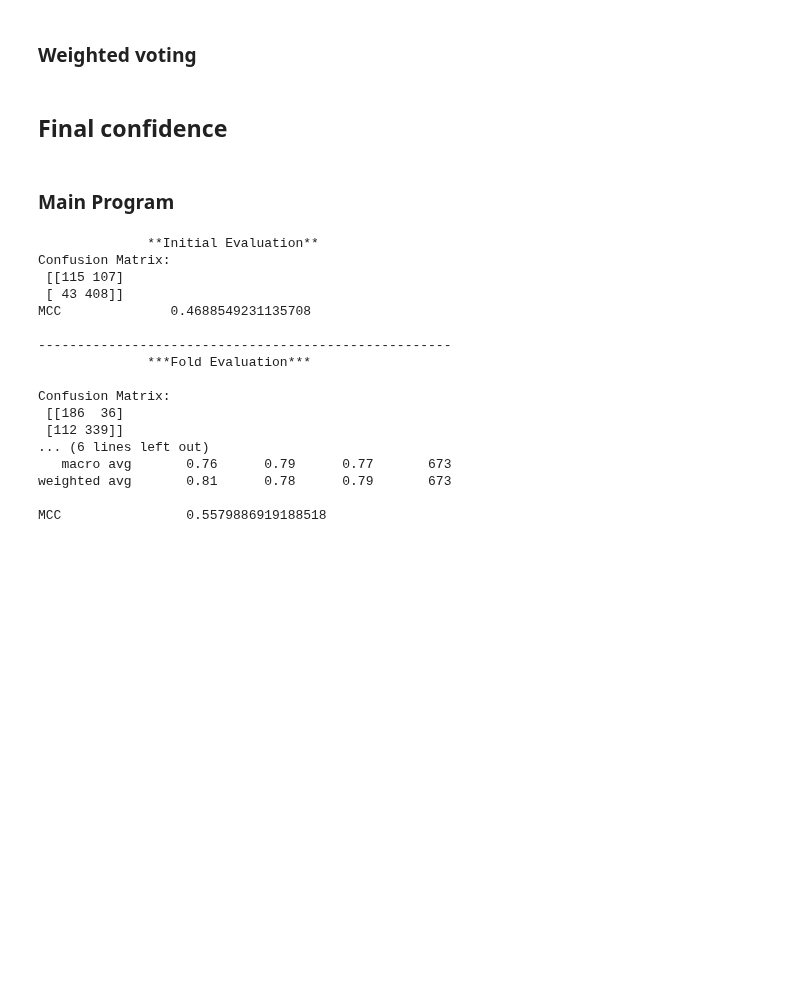
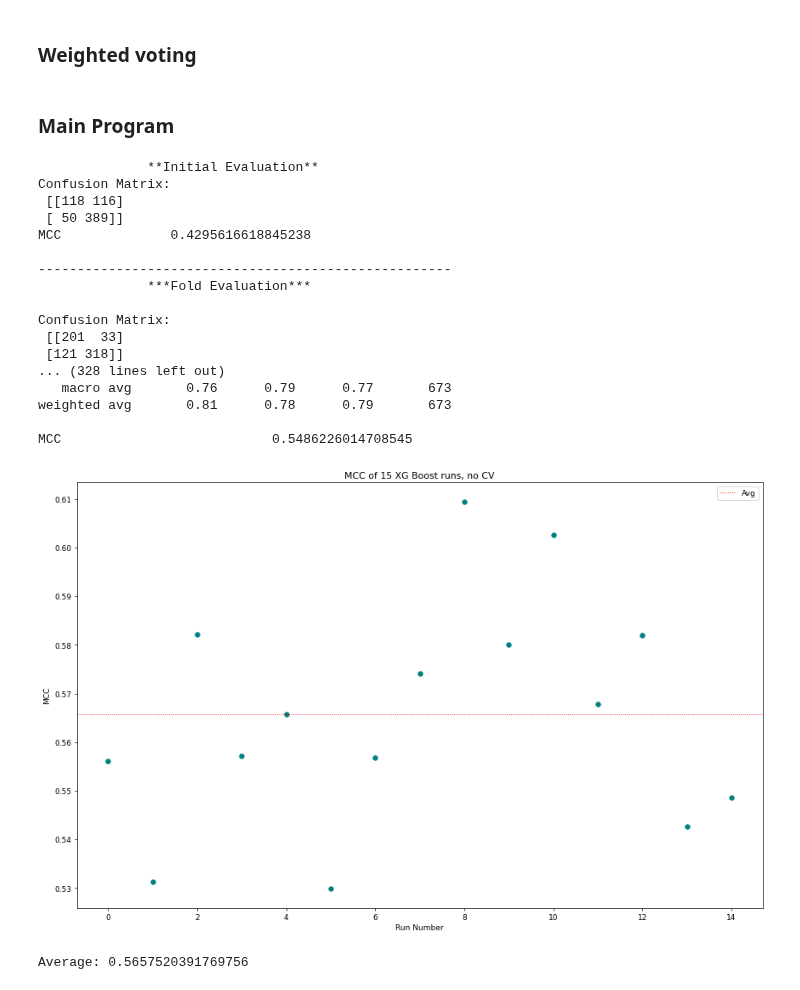
Before and after one commit to Shamin2512/Mutation-Classification, a Jupyter notebook: XGB_MutationClassification.ipynb, the cells around one changed output. Drawn from its saved outputs; the diff is of its cells as text; code cells hidden in the pictures; blank space fills up the shorter version.

```diff
--- a/XGB_MutationClassification.ipynb
+++ b/XGB_MutationClassification.ipynb
@@ -80,7 +80,7 @@ def data(Training_Set, Testing_Set):
 # %% [markdown]
 ### Initial evaluation
 # %%
-def test(Training_Set, Testing_Set):
+def test(inData, classData, ValData, Vallabel):
     """
     Input:  Training_Set   Training data
             Testing_Set    Testing data
@@ -88,16 +88,8 @@ def test(Training_Set, Testing_Set):
     Evaluate training data before CV and balancing. Gradient boosting for prediction on the test data.
     True values are testing data class labels
     """
-    Initial_train  = Training_Set.drop(['dataset','AC Code'], axis=1, inplace = False)
-    labels_train = Training_Set['dataset'].to_numpy()
-
-
-    Initial_test   = Testing_Set.drop(['dataset','AC Code'],axis=1, inplace = False)
-    labels_test = Testing_Set['dataset'].to_numpy()
-
-
-    d_train = xgb.DMatrix(Initial_train, labels_train)
-    d_test = xgb.DMatrix(Initial_test, labels_test)
+    d_train = xgb.DMatrix(inData, classData)
+    d_test = xgb.DMatrix(ValData, Vallabel)
 
     params = {
     'booster': 'gbtree',
@@ -107,8 +99,8 @@ def test(Training_Set, Testing_Set):
 
     Output_pred = XGB_initial.predict(d_test)
     print(f"              **Initial Evaluation**")
-    print(f"Confusion Matrix:\n {confusion_matrix(labels_test, Output_pred)}")
-    print(f"MCC              {matthews_corrcoef(labels_test, Output_pred)}\n")
+    print(f"Confusion Matrix:\n {confusion_matrix(Vallabel, Output_pred)}")
+    print(f"MCC              {matthews_corrcoef(Vallabel, Output_pred)}\n")
 # %% [markdown]
 ## Group K-fold CV (outer loop)
 # %%
@@ -437,8 +429,6 @@ def Weighted_Vote(Prob_matrix):
     Final_vote = Final_vote.ravel()             #Flattens 2D array to 1D array
 
     return(Final_vote, Sum_PD, Sum_SNP)         #Returns the final confidence scores
-# %% [markdown]
-## Final confidence
 # %%
 # def Final_score(Sum_PD, Sum_SNP, BF):
 #     """
@@ -486,42 +481,49 @@ def plot(Score_list):
 ### Main Program
 # %%
 file = "AC_dataset.csv"
+Score_list = []
+for i in range(0,15):
+    Training_Set, Testing_Set          = Train_Test_Split(file)                                 #Create training and testing sets
+    train_features, train_labels, test_features, test_labels = data(Training_Set, Testing_Set )
+    # xgb_model = CV(Training_Set)                                                              #Cross-validate training set
+    classData                   = train_labels                                            #Training labels
+    inData                      = train_features                                           #Training features
+    ValData                     = test_features                                            #Validation features
+    Vallabel                    = test_labels                                            #Validation labels
 
-Training_Set, Testing_Set          = Train_Test_Split(file)                                 #Create training and testing sets
-test(Training_Set, Testing_Set)                                                             #Initial evaluation
-train_features, train_labels, test_features, test_labels = data(Training_Set, Testing_Set )
-# xgb_model = CV(Training_Set)                                                              #Cross-validate training set
-classData                   = train_labels                                            #Training labels
-inData                      = train_features                                           #Training features
-ValData                     = test_features                                            #Validation features
-Vallabel                    = test_labels                                            #Validation labels
+    test(inData, classData, ValData, Vallabel)                                                          #Initial evaluation
 
-minClass, minSize, maxSize  = find_minority_class(classData)                            #Determines imbalance
-BF                          = Balance_ratio(maxSize, minSize)                           #Determins number of balancing folds needed
-Input_folds, Output_folds   = Balance_Folds(BF, inData, classData, minClass, minSize)   # balance() and balance_data() functions are called under this
-    # BF_RFC_HP = Hyperparameter(BF, Input_folds, Output_folds)
-BF_GBC                      = BF_fitting(BF, Input_folds, Output_folds)
-Prob_matrix                 = BF_validate(BF_GBC, ValData)
+    minClass, minSize, maxSize  = find_minority_class(classData)                            #Determines imbalance
+    BF                          = Balance_ratio(maxSize, minSize)                           #Determins number of balancing folds needed
+    Input_folds, Output_folds   = Balance_Folds(BF, inData, classData, minClass, minSize)   # balance() and balance_data() functions are called under this
+        # BF_RFC_HP = Hyperparameter(BF, Input_folds, Output_folds)
+    BF_GBC                      = BF_fitting(BF, Input_folds, Output_folds)
+    Prob_matrix                 = BF_validate(BF_GBC, ValData)
 
-Final_vote, Sum_PD, Sum_SNP = Weighted_Vote(Prob_matrix)
-# S_Out                       = Final_score(Sum_PD, Sum_SNP, BF)
+    Final_vote, Sum_PD, Sum_SNP = Weighted_Vote(Prob_matrix)
+    # S_Out                       = Final_score(Sum_PD, Sum_SNP, BF)
 
-MCC = evalutation(Final_vote, test_labels)
+    MCC = evalutation(Final_vote, test_labels)
+    Score_list.append(MCC)
+
+plot(Score_list)
 # %% [output]
               **Initial Evaluation**
 Confusion Matrix:
- [[115 107]
- [ 43 408]]
-MCC              0.4688549231135708
+ [[118 116]
+ [ 50 389]]
+MCC              0.4295616618845238
 
 -----------------------------------------------------
               ***Fold Evaluation***
 
 Confusion Matrix:
- [[186  36]
- [112 339]]
-... (6 lines left out)
+ [[201  33]
+ [121 318]]
+... (328 lines left out)
    macro avg       0.76      0.79      0.77       673
 weighted avg       0.81      0.78      0.79       673
 
-MCC                0.5579886919188518
+MCC                           0.5486226014708545
+[figure, added]
+Average: 0.5657520391769756
```
Also changed, not shown: parts of 1 cell of this notebook.
